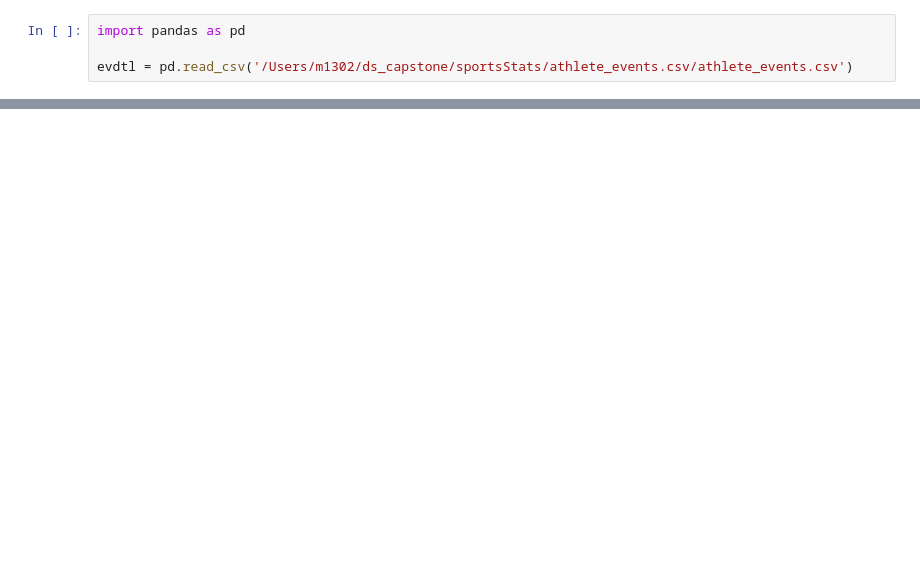
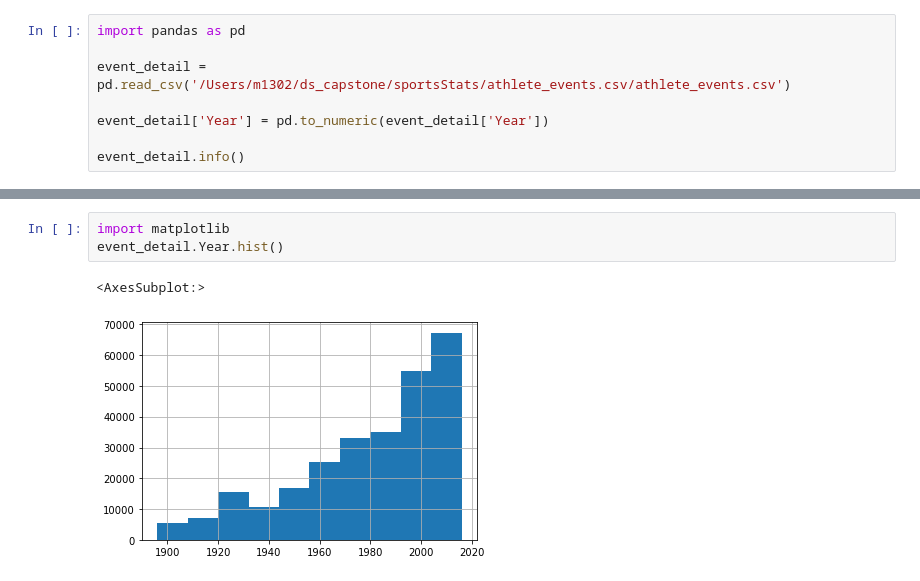
Before and after one commit to youngwolf111/ds_capstone, a Jupyter notebook: athlete_events_analysis.ipynb, the cells around one changed output, grey strips where cells are left out. Drawn from its saved outputs; the diff is of its cells as text; blank space fills up the shorter version.

Commit message:
initial exploratory on athletic events

```diff
--- a/athlete_events_analysis.ipynb
+++ b/athlete_events_analysis.ipynb
@@ -1,4 +1,8 @@
 # %%
 import pandas as pd
 
-evdtl = pd.read_csv('/Users/m1302/ds_capstone/sportsStats/athlete_events.csv/athlete_events.csv')
+event_detail = pd.read_csv('/Users/m1302/ds_capstone/sportsStats/athlete_events.csv/athlete_events.csv')
+
+event_detail['Year'] = pd.to_numeric(event_detail['Year'])
+
+event_detail.info()
@@ -24,0 +48,6 @@ memory usage: 31.0+ MB
+# %%
+import matplotlib
+event_detail.Year.hist()
+# %% [output]
+<AxesSubplot:>
+[figure, added]
```
Also changed, not shown: parts of 4 cells of this notebook.
